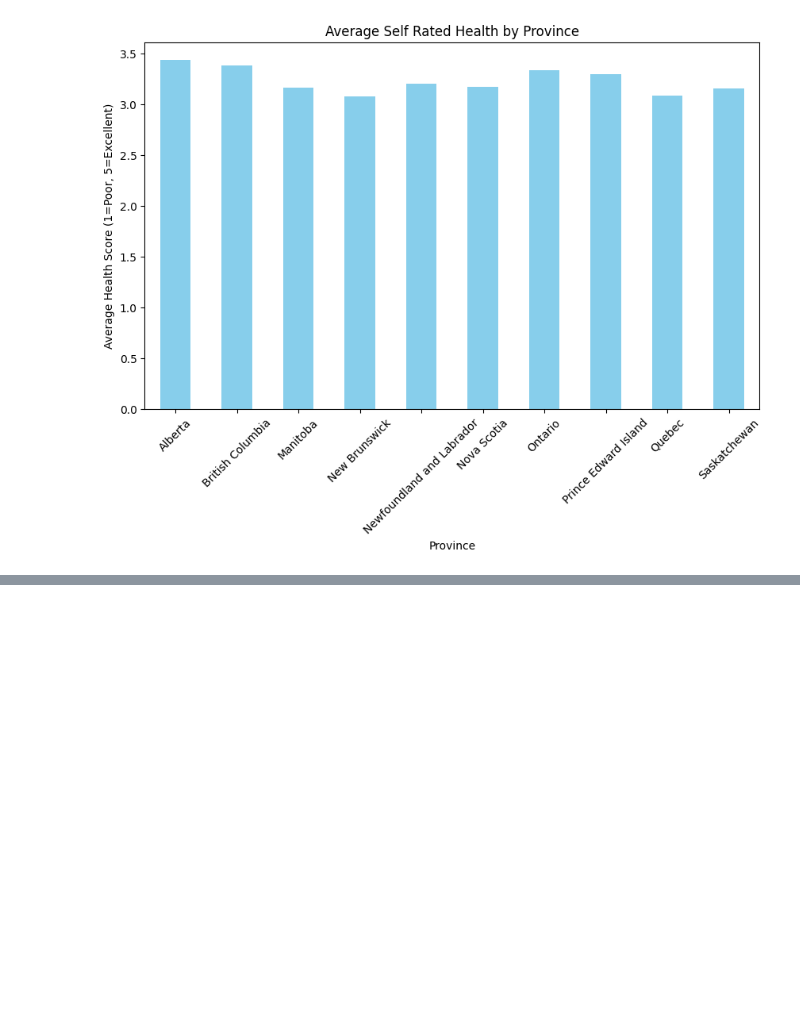
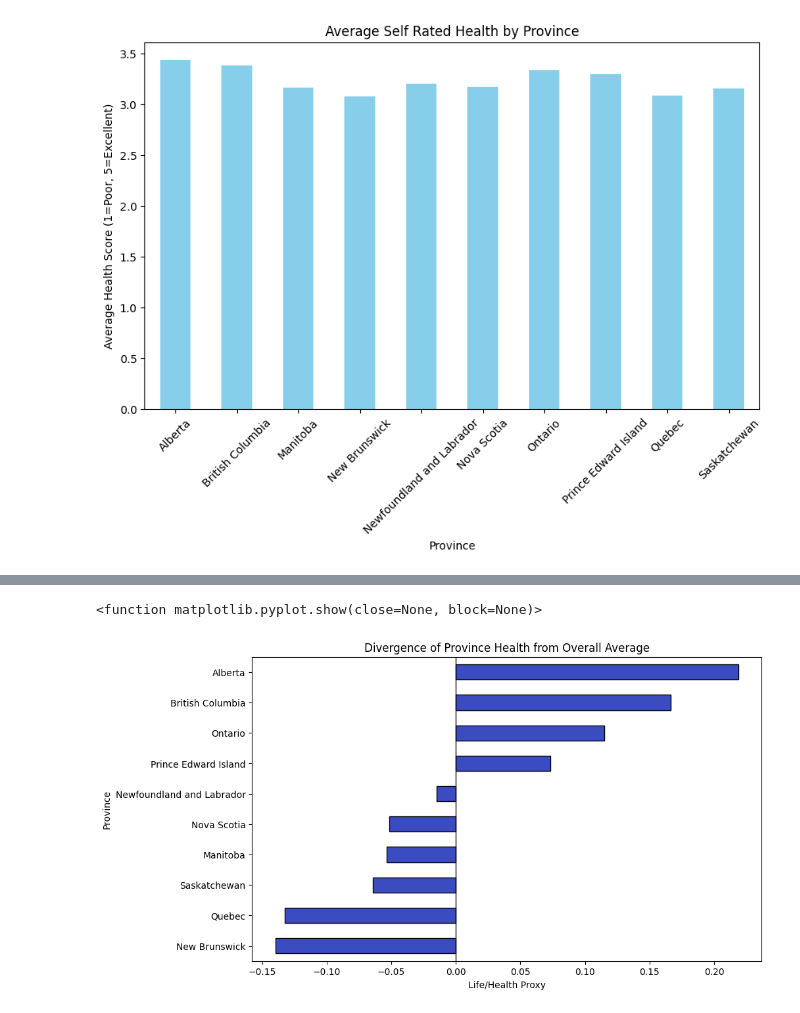
Before and after one commit to ValenceAgborchi/Exploring-Canadian-Health-Income-Data-with-Visualization, a Jupyter notebook: CanadianHealth&IncomeData.ipynb, the cells around one changed output, grey strips where cells are left out. Drawn from its saved outputs; the diff is of its cells as text; code cells hidden in the pictures; blank space fills up the shorter version.

Commit message:
Divergence of Pr ovince Health from Overall Average

```diff
--- a/CanadianHealth&IncomeData.ipynb
+++ b/CanadianHealth&IncomeData.ipynb
@@ -309,0 +313,13 @@ plt.show()
+# %%
+overallmean = df["SelfRatedHealth_num"].mean()
+provincedelta = df.groupby("Province")["SelfRatedHealth_num"].mean() - overallmean
+plt.figure(figsize=(10,6))
+provincedelta.sort_values().plot(kind="barh", cmap="coolwarm", edgecolor="black")
+plt.axvline(0, color="black", linewidth=1)
+plt.title("Divergence of Province Health from Overall Average")
+plt.xlabel("Life/Health Proxy")
+plt.ylabel("Province")
+plt.show
+# %% [output]
+<function matplotlib.pyplot.show(close=None, block=None)>
+[figure, added]
```
Also changed, not shown: parts of 4 cells of this notebook.
